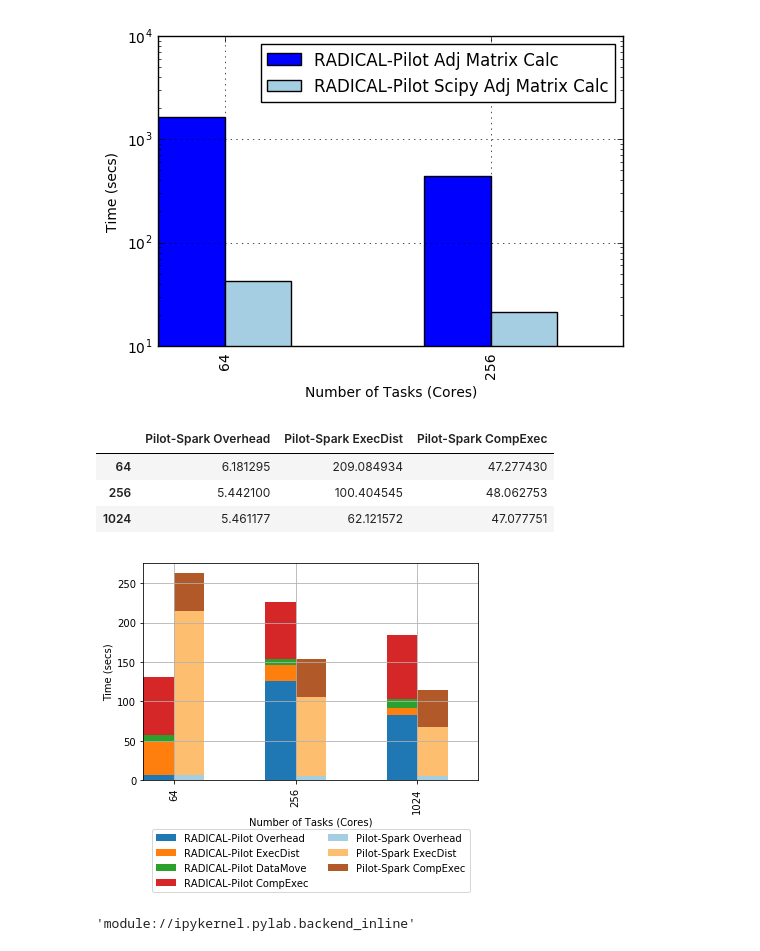
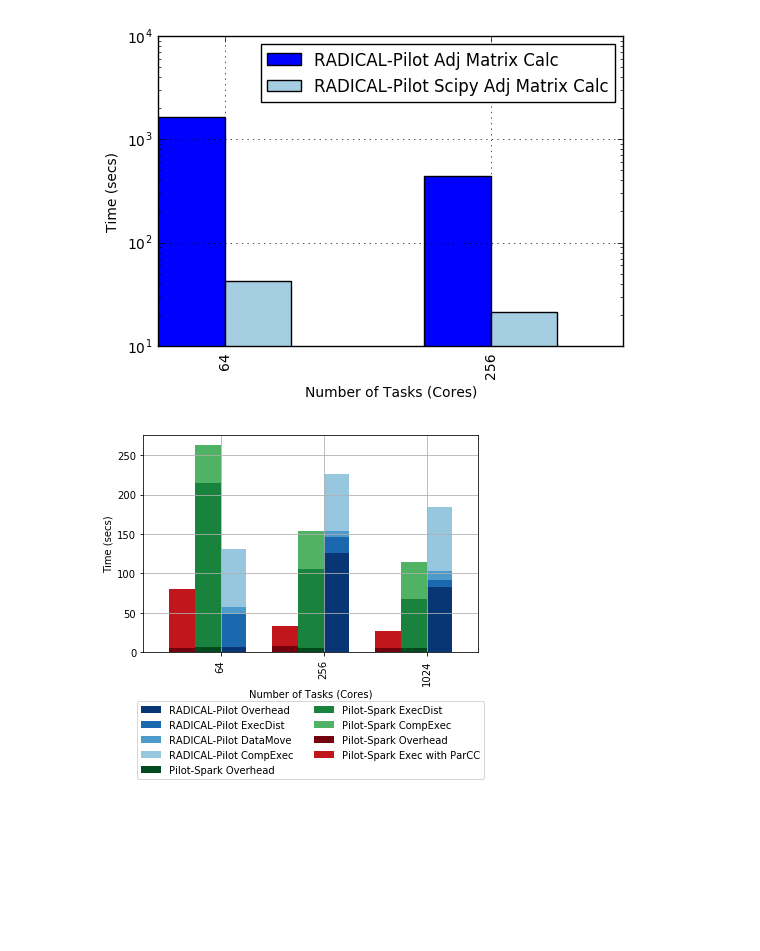
Before and after one commit to radical-experiments/midas_exps, a Jupyter notebook: leaflet-finder/LeafletFinderExpScipy.ipynb, the cells around one changed output. Saved outputs shown, nothing was run; the diff lists cells and outputs as text; code cells hidden in the pictures; blank space fills up the shorter version.

Commit message:
Extra Data For later analysis

```diff
--- a/leaflet-finder/LeafletFinderExpScipy.ipynb
+++ b/leaflet-finder/LeafletFinderExpScipy.ipynb
@@ -11,11 +11,14 @@ This notebook will be used only to analyze data from the SciPy execution of Leaf
 # %%
 %matplotlib inline
 import numpy as np
-import matplotlib
-matplotlib.use('Qt5Agg')
 from matplotlib import pyplot as plt
+from matplotlib import cm
 import csv
 import pandas
+
+blues = cm.get_cmap(plt.get_cmap('Blues'))
+greens = cm.get_cmap(plt.get_cmap('Greens'))
+reds = cm.get_cmap(plt.get_cmap('Reds'))
 # %%
 def CsvToPandas(csvfile):
     csv_data = list()
@@ -291,3 +294,17 @@ sp_sc_fl
 | 64 | 6.181295 | 209.084934 | 47.277430 |
 | 256 | 5.442100 | 100.404545 | 48.062753 |
 | 1024 | 5.461177 | 62.121572 | 47.077751 |
+# %%
+spParCC_lf = pandas.DataFrame.from_csv('Spark/Scipy-par-CC/reports_comet_20_2_2017.csv')
+sp_ParCC_lf=pandas.DataFrame(columns=['Pilot-Spark Overhead','Pilot-Spark Exec with ParCC'])
+overhead = spParCC_lf['Overhead'][0:3].mean()
+adjmatrx = spParCC_lf['Execution'][0:3].mean()
+sp_ParCC_lf.loc[64] = [overhead,adjmatrx]
+
+overhead = spParCC_lf['Overhead'][3:6].mean()
+adjmatrx = spParCC_lf['Execution'][3:6].mean()
+sp_ParCC_lf.loc[256] = [overhead,adjmatrx]
+
+overhead = spParCC_lf['Overhead'][6:9].mean()
+adjmatrx = spParCC_lf['Execution'][6:9].mean()
+sp_ParCC_lf.loc[1024] = [overhead,adjmatrx]
@@ -320,24 +358,18 @@ print rpsc_lf
 # %%
 width=0.25
 fig, axes = plt.subplots(nrows=1, ncols=1)
-rpsc_lf.plot(kind='bar',stacked=True,ax=axes,sharey=False,sharex=True,width=width,position=1,grid=True,legend=True)
-sp_sc_fl.plot(kind='bar',stacked=True,ax=axes,sharey=True,sharex=True,width=width,position=0,grid=True,legend=True,colormap='Paired')
+rpsc_lf.plot(kind='bar',stacked=True,ax=axes,width=width,position=0,grid=True,legend=True,color=[blues(250),blues(200),blues(150),blues(100)])
+sp_sc_fl.plot(kind='bar',stacked=True,ax=axes,width=width,position=1,grid=True,legend=True,color=[greens(250),greens(200),greens(150)])
+sp_ParCC_lf.plot(kind='bar',stacked=True,ax=axes,width=width,position=2,grid=True,legend=True,color=[reds(250),reds(200),reds(150)])
 #sp_haus_short_plot.plot(kind='bar',stacked=True,ax=axes,sharey=False,sharex=True,width=width,position=0,grid=True,legend=False,colormap='Paired')
 #plt.title('Mean Task BreakDown. Small Trajectory, Comet, 12/9/2016')
 plt.xlabel('Number of Tasks (Cores)')
 plt.ylabel('Time (secs)')
+plt.xlim([-0.75,2.5])
 axes.legend(loc='upper center', bbox_to_anchor=(0.5, -0.20),
           fancybox=True, ncol=2)
-plt.savefig('lfrp_sparkScipy_comet131k2.png',dpi=800,bbox_inches='tight')
-plt.savefig('lfrp_sparkScipy_comet131k2.pdf',dpi=800,bbox_inches='tight')
-sp_sc_fl
+plt.savefig('lfrp_sparkScipy_comet131k4.png',dpi=800,bbox_inches='tight')
+#plt.savefig('lfrp_sparkScipy_comet131k3.pdf',dpi=800,bbox_inches='tight')
+#sp_sc_fl
 # %% [output]
-|  | Pilot-Spark Overhead | Pilot-Spark ExecDist | Pilot-Spark CompExec |
-| 64 | 6.181295 | 209.084934 | 47.277430 |
-| 256 | 5.442100 | 100.404545 | 48.062753 |
-| 1024 | 5.461177 | 62.121572 | 47.077751 |
-[figure, old version]
+[figure, new version]
-# %%
-matplotlib.backends.backend
-# %% [output]
-'module://ipykernel.pylab.backend_inline'
```
Also changed, not shown: parts of 2 cells of this notebook, 51 other files.
